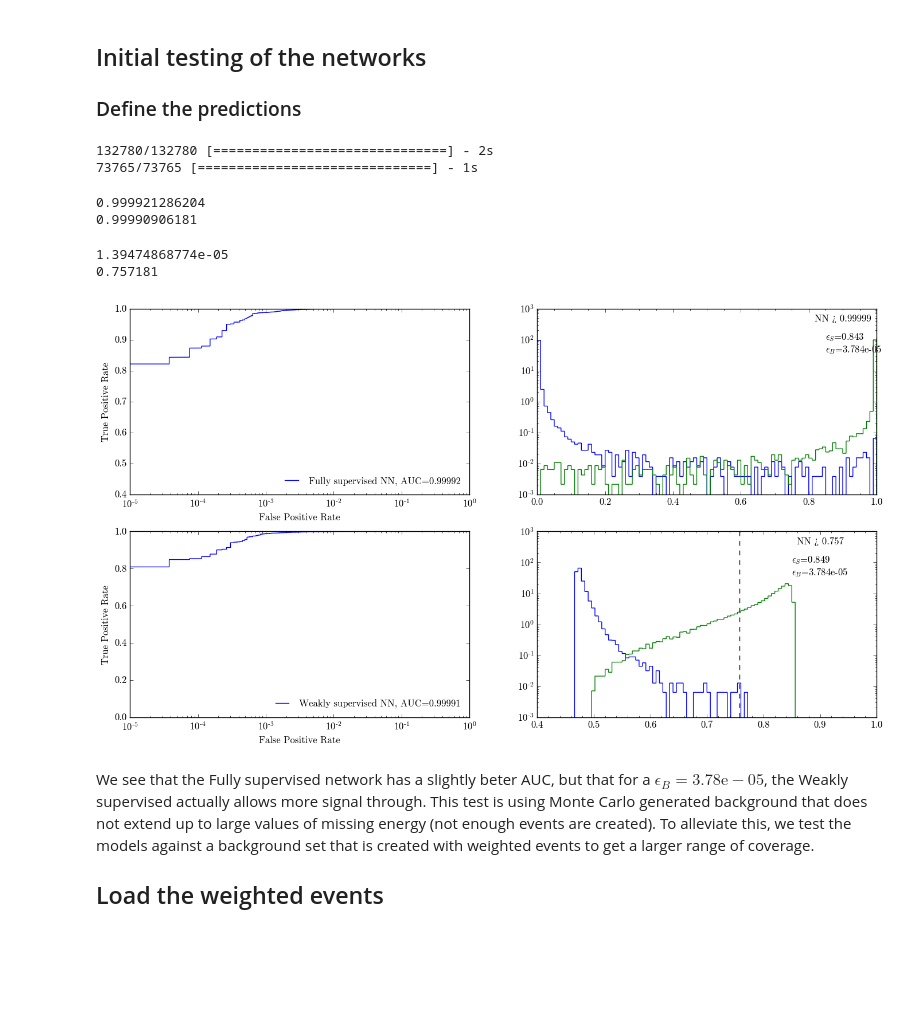
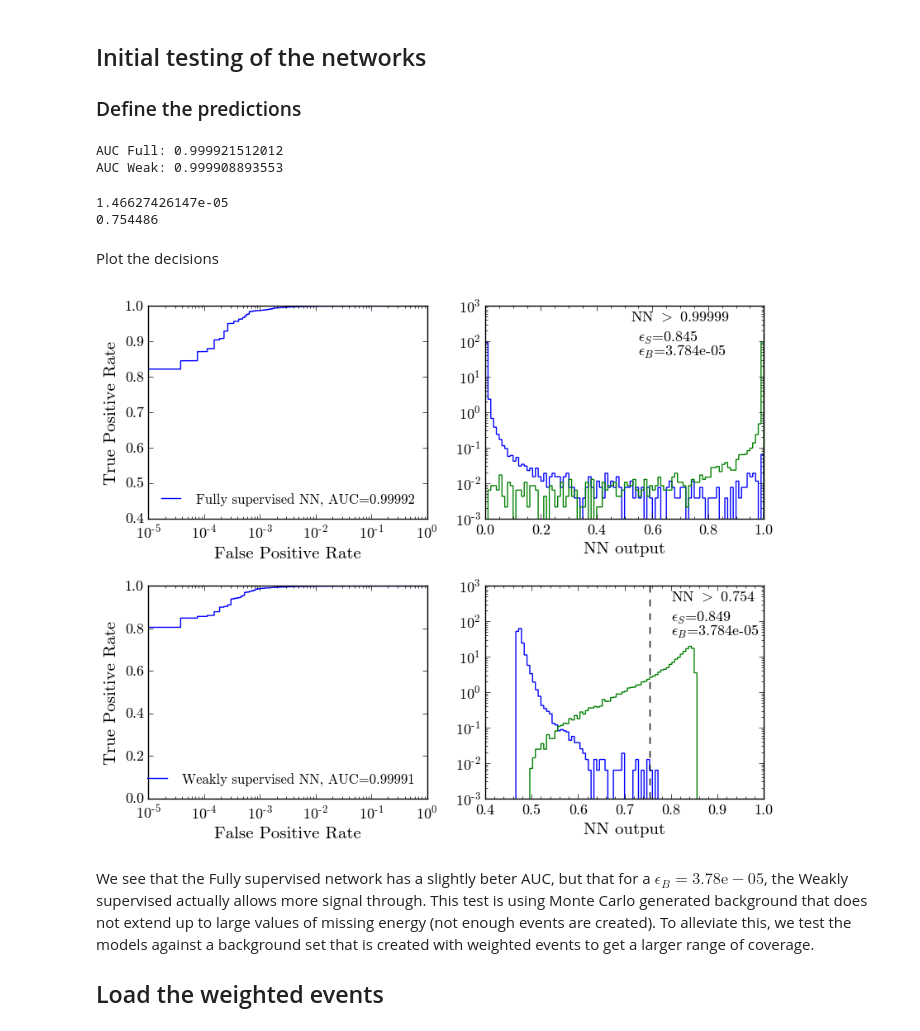
Before and after one commit to bostdiek/PublicWeaklySupervised, a Jupyter notebook: Programs/3rdGen_JetsPlusMet.ipynb, the cells around one changed output. Cells and saved outputs as stored; diff of their text form; code cells hidden in the pictures; blank space fills up the shorter version.

```diff
--- a/Programs/3rdGen_JetsPlusMet.ipynb
+++ b/Programs/3rdGen_JetsPlusMet.ipynb
@@ -30,7 +31,7 @@ Couldn't import dot_parser, loading of dot files will not be possible.
 # %% [markdown]
 ## Load the initial datasets
 # %%
-ZJet = pd.read_csv('./Z_Jets_data.txt',dtype=float)
+ZJet = pd.read_csv('../Data/Z_Jets_data.txt',dtype=float)
 x_cols = list(ZJet.columns)
 x_cols.remove('weight')
 ZJet['Y']=0
@@ -53,7 +54,7 @@ print len(ZJet)
 4     0.0     0.0     0.0      0.0  0.000057  0  28.83
 264303
 # %%
-Gluinos_1stGen = pd.read_csv('Gluino_r2.txt',dtype=float)
+Gluinos_1stGen = pd.read_csv('../Data/Gluino_1stGen.txt',dtype=float)
 Gluinos_1stGen.head()
 # %% [output]
 |  | MET | PT(J1) | PT(J2) | PT(J3) | PT(J4) | PT(J5) | PT(J6) | PT(J7) | PT(J8) | PT(J9) | PT(J10) | ... |
@@ -116,8 +117,8 @@ FullySupervisedModel.compile(loss='binary_crossentropy',optimizer=SGD(lr=0.01))
 # %%
 # On the first run, uncomment the next two lines. This will train the model and save the results
 # FullySupervisedModel.fit(x_train_1st,Y_TRAIN_1st,validation_data=(x_valid_1st,Y_VALID_1st))
-# FullySupervisedModel.save('FullySupervisedGluinos_1stgen.h5')
-FullySupervisedModel.load_weights('FullySupervisedGluinos_1stgen.h5')
+# FullySupervisedModel.save('../Data/KerasModelWeights/FullySupervisedGluinos_1stgen.h5')
+FullySupervisedModel.load_weights('../Data/KerasModelWeights/FullySupervisedGluinos_1stgen.h5')
 # %% [markdown]
 ### Weakly supervised network
 First define the cost function
@@ -211,8 +212,8 @@ WeaklySupervisedModel.compile(loss=WeakSupervision,optimizer=Adam(lr=0.00001))
 #                           Y_Train_1st,
 #                           validation_data=(X_Valid_1st,Y_Valid_1st),
 #                           batch_size=32, epochs=10)
-# WeaklySupervisedModel.save('WeaklySupervisedGluinos_1stgen.h5')
-WeaklySupervisedModel.load_weights('WeaklySupervisedGluinos_1stgen.h5')
+# WeaklySupervisedModel.save('../Data/KerasModelWeights/WeaklySupervisedGluinos_1stgen.h5')
+WeaklySupervisedModel.load_weights('../Data/KerasModelWeights/WeaklySupervisedGluinos_1stgen.h5')
 # %% [markdown]
 ## Initial testing of the networks
 ### Define the predictions
@@ -224,31 +225,33 @@ FullTestPredictions = FullySupervisedModel.predict_proba(x_test_1st)
 WeakTrainPredictions = WeaklySupervisedModel.predict_proba(X_Train_1st)
 WeakValidPredictions = WeaklySupervisedModel.predict_proba(X_Valid_1st)
 WeakTestPredictions = WeaklySupervisedModel.predict_proba(x_test_1st)
-# %% [output]
-132780/132780 [==============================] - 2s
-73765/73765 [==============================] - 1s
 # %%
+# Use scikit-learn for ROC curve
 fprFull_1st, tprFull_1st, thresh_1st = metrics.roc_curve(test_y_1st,FullTestPredictions)
 auc_scoreFull_1st = metrics.auc(fprFull_1st,tprFull_1st)
-print auc_scoreFull_1st
+print 'AUC Full:',auc_scoreFull_1st
 
 fprWeak_1st, tprWeak_1st, threshWeak_1st = metrics.roc_curve(test_y_1st,WeakTestPredictions)
 auc_scoreWeak_1st = metrics.auc(fprWeak_1st,tprWeak_1st)
-print auc_scoreWeak_1st
+print 'AUC Weak:',auc_scoreWeak_1st
 # %% [output]
-0.999921286204
-0.99990906181
+AUC Full: 0.999921512012
+AUC Weak: 0.999908893553
 # %%
+#Find the threshold which gives background event
 FullThresholdSet=thresh_1st[np.argmin(abs(fprFull_1st-7e-5))]
 print 1-FullThresholdSet
 
 WeakThresholdSet_1st=threshWeak_1st[np.argmin(abs(fprWeak_1st-7e-5))]
 print WeakThresholdSet_1st
 # %% [output]
-1.39474868774e-05
-0.757181
+1.46627426147e-05
+0.754486
+# %% [markdown]
+Plot the decisions
 # %%
-plt.figure(figsize=(8.4*2,4.6*2))
+#Long plot code, unfold if you want to see it
+plt.figure(figsize=(8.5,7))
 plt.subplot(2,2,1)
 plt.plot(fprFull_1st,tprFull_1st,label='Fully supervised NN, AUC={0:.5f}'.format(auc_scoreFull_1st))
 plt.legend(loc='lower right',frameon=False,fontsize=12)
@@ -263,42 +266,43 @@ plt.hist(FullTestPredictions[test_y_1st==1],bins=100,range=(0,1),normed=True,his
 plt.yscale('log')
 plt.xlim(0,1)
 plt.ylim(1e-3,1e3)
 plt.vlines(FullThresholdSet,1e-3,1e3,linestyle='--')
+plt.xlabel('NN output')
 
-plt.text(.9,400,"NN > {0:.5f}".format(FullThresholdSet),ha='center')
-plt.text(0.85,100,r'$\epsilon_{S}$'+'={0:.3f}'.format(float(sum(FullTestPredictions[test_y_1st==1]>FullThresholdSet)[0])/sum(test_y_1st==1))
+plt.text(.7,400,r"NN $>$ {0:.5f}".format(FullThresholdSet),ha='center')
+plt.text(0.55,100,r'$\epsilon_{S}$'+'={0:.3f}'.format(float(sum(FullTestPredictions[test_y_1st==1]>FullThresholdSet)[0])/sum(test_y_1st==1))
         ,ha='left')
-plt.text(0.85,40,r'$\epsilon_{B}$'+'={0:.3e}'.format(float(sum(FullTestPredictions[test_y_1st==0]>FullThresholdSet)[0])/sum(test_y_1st==0))
+plt.text(0.55,40,r'$\epsilon_{B}$'+'={0:.3e}'.format(float(sum(FullTestPredictions[test_y_1st==0]>FullThresholdSet)[0])/sum(test_y_1st==0))
         ,ha='left')
 plt.minorticks_on()
 
 #######################
 plt.subplot(2,2,3)
 plt.plot(fprWeak_1st,tprWeak_1st,label='Weakly supervised NN, AUC={0:.5f}'.format(auc_scoreWeak_1st))
 plt.legend(loc='lower right',frameon=False,fontsize=12)
 plt.xscale('log')
 plt.ylabel('True Positive Rate')
 plt.xlabel('False Positive Rate')
 # plt.ylim(1e-6,1)
 
 plt.subplot(2,2,4)
 plt.hist(WeakTestPredictions[test_y_1st==0],bins=100,range=(.4,1),normed=True,histtype='step')
 plt.hist(WeakTestPredictions[test_y_1st==1],bins=100,range=(.4,1),normed=True,histtype='step')
 plt.yscale('log')
 plt.xlim(.4,1)
+plt.xlabel('NN output')
 plt.ylim(1e-3,1e3)
 plt.vlines(WeakThresholdSet_1st,1e-3,1e3,linestyle='--')
 
-plt.text(.9,400,"NN > {0:.3f}".format(WeakThresholdSet_1st),ha='center')
-plt.text(0.85,100,r'$\epsilon_{S}$'+'={0:.3f}'.format(float(sum(WeakTestPredictions[test_y_1st==1]>WeakThresholdSet_1st)[0])/sum(test_y_1st==1))
+plt.text(.8,400,r"NN $>$ {0:.3f}".format(WeakThresholdSet_1st),ha='left')
+plt.text(0.8,100,r'$\epsilon_{S}$'+'={0:.3f}'.format(float(sum(WeakTestPredictions[test_y_1st==1]>WeakThresholdSet_1st)[0])/sum(test_y_1st==1))
         ,ha='left')
-plt.text(0.85,40,r'$\epsilon_{B}$'+'={0:.3e}'.format(float(sum(WeakTestPredictions[test_y_1st==0]>WeakThresholdSet_1st)[0])/sum(test_y_1st==0))
+plt.text(0.8,40,r'$\epsilon_{B}$'+'={0:.3e}'.format(float(sum(WeakTestPredictions[test_y_1st==0]>WeakThresholdSet_1st)[0])/sum(test_y_1st==0))
         ,ha='left')
 plt.minorticks_on()
-# plt.savefig('/Users/bryan/Dropbox/AWorkToUpdate/WeakSupervision/Figs/Z-Jets/WeakLearning.pdf',bbox_inches='tight')
-plt.show()
+plt.tight_layout()
 # %% [output]
-[figure, old version]
+[figure, new version]
 # %% [markdown]
 We see that the Fully supervised network has a slightly beter AUC, but that for a $\epsilon_B=3.78\text{e}-05$, the Weakly supervised actually allows more signal through. This test is using Monte Carlo generated background that does not extend up to large values of missing energy (not enough events are created). To alleviate this, we test the models against a background set that is created with weighted events to get a larger range of coverage.
 
```
Also changed, not shown: parts of 57 cells of this notebook.
